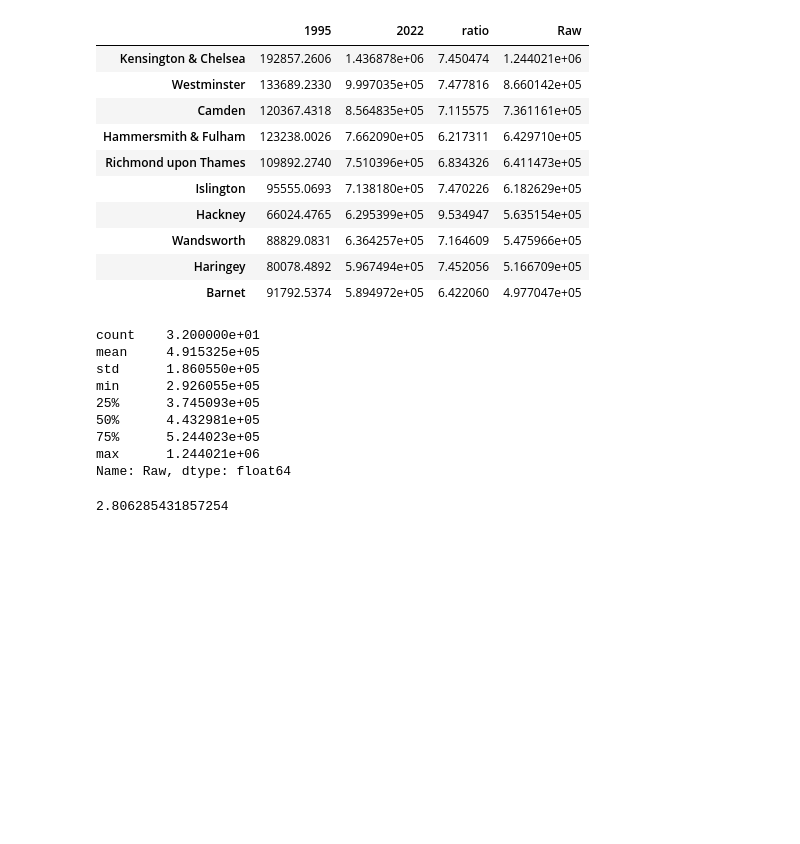
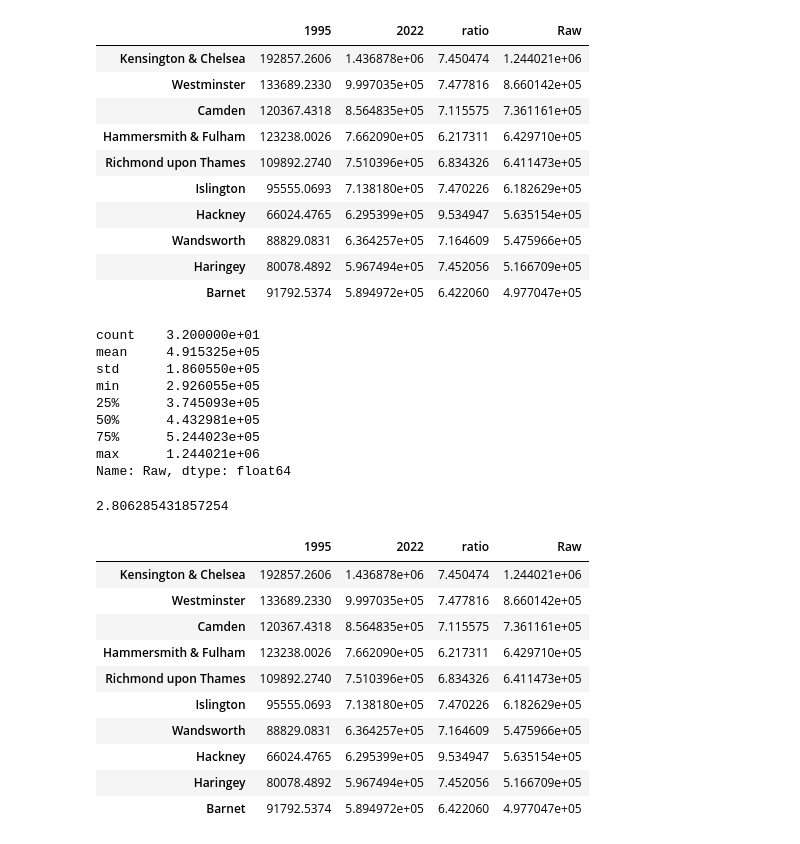
Before and after one commit to NBPub/Springboard, a Jupyter notebook: 4.3 London Calling!/Unit 4 Challenge - Tier 3.ipynb, the cells around one changed output. Cells and saved outputs as stored; diff of their text form; code cells hidden in the pictures; blank space fills up the shorter version.

```diff
--- a/4.3 London Calling!/Unit 4 Challenge - Tier 3.ipynb
+++ b/4.3 London Calling!/Unit 4 Challenge - Tier 3.ipynb
@@ -587,3 +590,17 @@ Name: Raw, dtype: float64
 1.244021e+06/4.432981e+05
 # %% [output]
 2.806285431857254
+# %%
+answer.sort_values(2022, ascending=False).head(10)
+# %% [output]
+|  | 1995 | 2022 | ratio | Raw |
+| Kensington & Chelsea | 192857.2606 | 1.436878e+06 | 7.450474 | 1.244021e+06 |
+| Westminster | 133689.2330 | 9.997035e+05 | 7.477816 | 8.660142e+05 |
+| Camden | 120367.4318 | 8.564835e+05 | 7.115575 | 7.361161e+05 |
+| Hammersmith & Fulham | 123238.0026 | 7.662090e+05 | 6.217311 | 6.429710e+05 |
+| Richmond upon Thames | 109892.2740 | 7.510396e+05 | 6.834326 | 6.411473e+05 |
+| Islington | 95555.0693 | 7.138180e+05 | 7.470226 | 6.182629e+05 |
+| Wandsworth | 88829.0831 | 6.364257e+05 | 7.164609 | 5.475966e+05 |
+| Hackney | 66024.4765 | 6.295399e+05 | 9.534947 | 5.635154e+05 |
+| Haringey | 80078.4892 | 5.967494e+05 | 7.452056 | 5.166709e+05 |
+| Barnet | 91792.5374 | 5.894972e+05 | 6.422060 | 4.977047e+05 |
```
Also changed, not shown: parts of 4 cells of this notebook, 1 other file.
